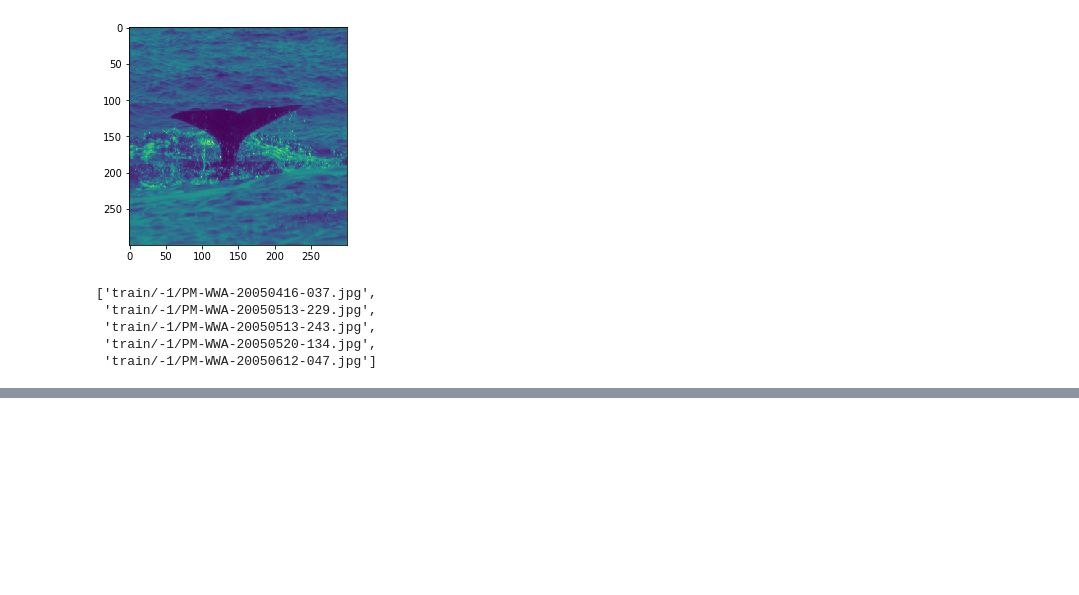
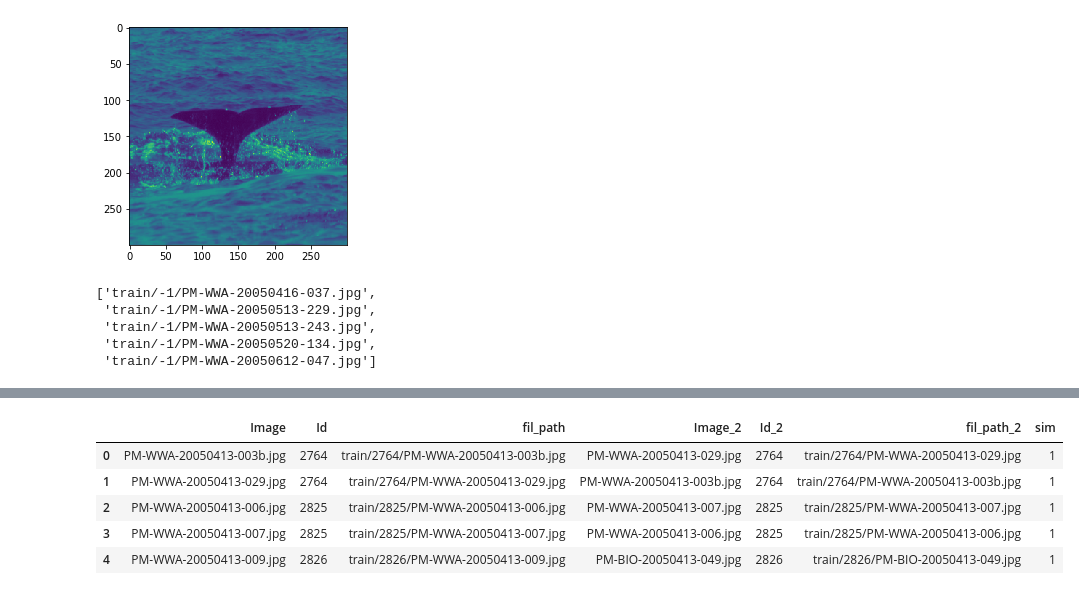
Before and after one commit to akuma527/IProjects, a Jupyter notebook: I&D_Whale/Data_Preprocessing_Tutorial.ipynb, the cells around one changed output, grey strips where cells are left out. Cells and saved outputs as stored; diff of their text form; code cells hidden in the pictures; blank space fills up the shorter version.

```diff
--- a/I&D_Whale/Data_Preprocessing_Tutorial.ipynb
+++ b/I&D_Whale/Data_Preprocessing_Tutorial.ipynb
@@ -58,0 +82,9 @@ KeyboardInterrupt: ignored
+# %%
+train.head()
+# %% [output]
+|  | Image | Id | fil_path | Image_2 | Id_2 | fil_path_2 | sim |
+| 0 | PM-WWA-20050413-003b.jpg | 2764 | train/2764/PM-WWA-20050413-003b.jpg | PM-WWA-20050413-029.jpg | 2764 | train/2764/PM-WWA-20050413-029.jpg | 1 |
+| 1 | PM-WWA-20050413-029.jpg | 2764 | train/2764/PM-WWA-20050413-029.jpg | PM-WWA-20050413-003b.jpg | 2764 | train/2764/PM-WWA-20050413-003b.jpg | 1 |
+| 2 | PM-WWA-20050413-006.jpg | 2825 | train/2825/PM-WWA-20050413-006.jpg | PM-WWA-20050413-007.jpg | 2825 | train/2825/PM-WWA-20050413-007.jpg | 1 |
+| 3 | PM-WWA-20050413-007.jpg | 2825 | train/2825/PM-WWA-20050413-007.jpg | PM-WWA-20050413-006.jpg | 2825 | train/2825/PM-WWA-20050413-006.jpg | 1 |
+| 4 | PM-WWA-20050413-009.jpg | 2826 | train/2826/PM-WWA-20050413-009.jpg | PM-BIO-20050413-049.jpg | 2826 | train/2826/PM-BIO-20050413-049.jpg | 1 |
```
Also changed, not shown: parts of 15 cells of this notebook.
